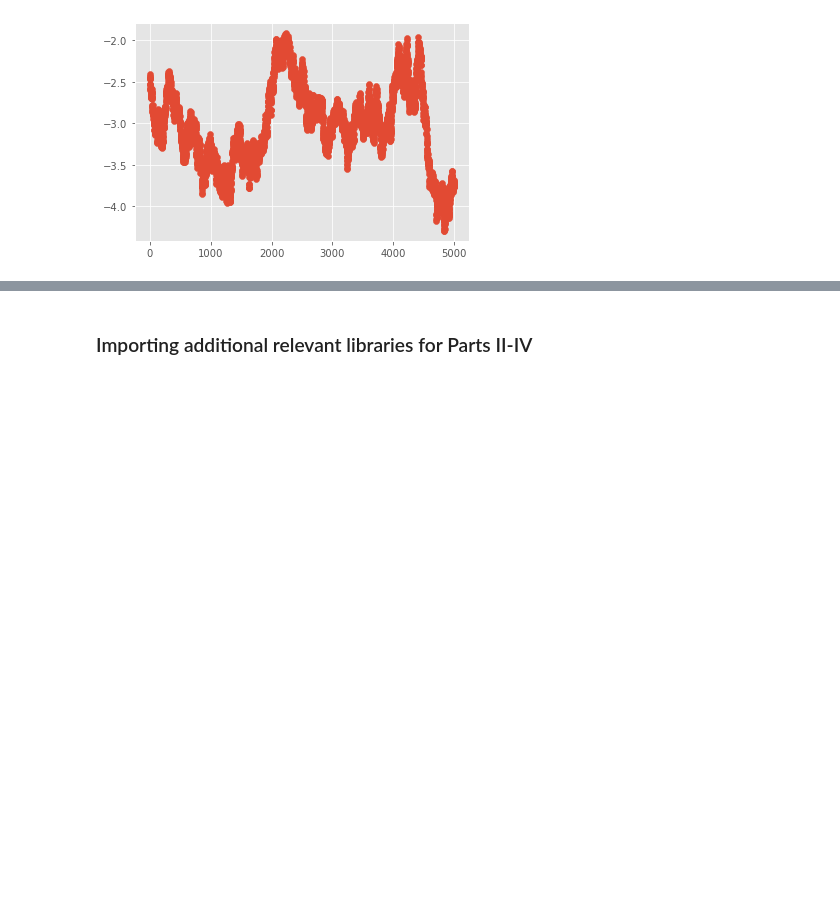
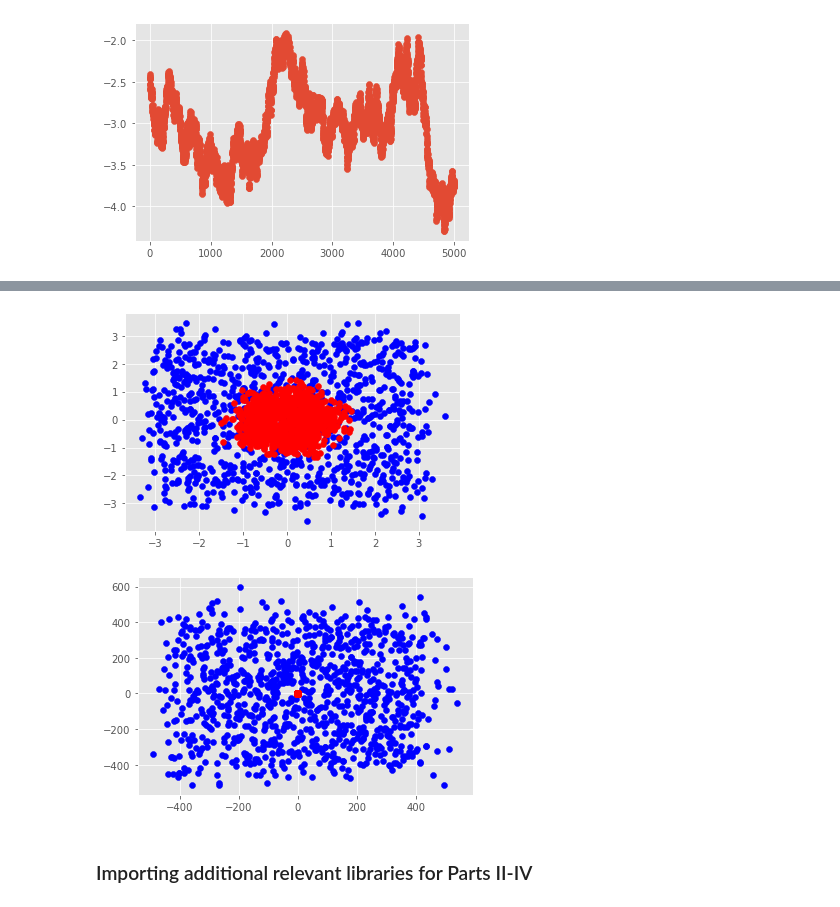
Before and after one commit to adidigit/statistical_methods_in_ip, a Jupyter notebook: HW2/HW2_Spring2022_Langevin_Dynamics_and_EBMs.ipynb, the cells around one changed output, grey strips where cells are left out. Cells and saved outputs as stored; diff of their text form; code cells hidden in the pictures; blank space fills up the shorter version.

Commit message:
task 4

```diff
--- a/HW2/HW2_Spring2022_Langevin_Dynamics_and_EBMs.ipynb
+++ b/HW2/HW2_Spring2022_Langevin_Dynamics_and_EBMs.ipynb
@@ -143,5 +152,19 @@ real_samples = make_blobs(num_samples, centers=centers, cluster_std=np.sqrt(.1),
 # %% [markdown]
 <img src="https://img.icons8.com/offices/80/000000/making-notes.png" style="height:30px;display:inline\">**<span style="color:red">Task 4</span>**. Repeat Tasks 2 and 3, this time with $\sqrt{2\varepsilon}=\left\{\frac{1}{256}, \frac{200}{256}\right\}$. Compare the results to Task 3, and explain the effect of $\varepsilon$ on the resulting samples. Tip: To have a clear visual examination of the phenomenon, plot the path a sampled point goes through throughout the dynamics for different values of $\varepsilon$.
+# %%
+#task 4
+sqrt_two_eps = [1/256,200/256]
+N=1000
+for ste in sqrt_two_eps:
+    lds = sample_with_langevin_dynamics(N,ste)
+    fig = plt.figure()
+    plt.scatter(lds[:,0],lds[:,1],color = 'b')
+    plt.scatter(real_samples[:,0],real_samples[:,1],color='r')
+    #plt.xlim(-5,5)
+    #plt.ylim(-5,5)
+# %% [output]
+[figure, added]
+[figure, added]
 # %% [markdown]
 ### Importing additional relevant libraries for Parts II-IV
 # %%
```
Also changed, not shown: parts of 3 cells of this notebook.
